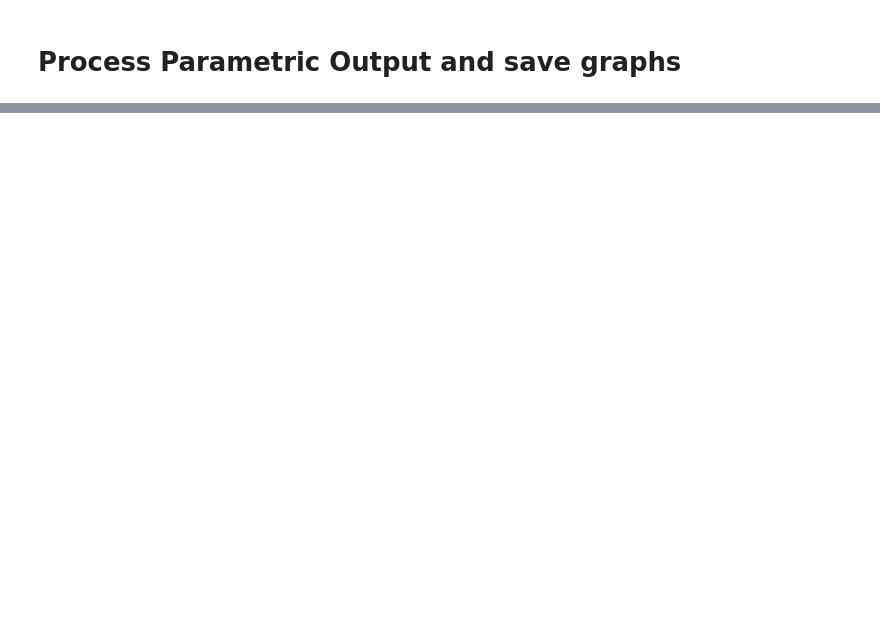
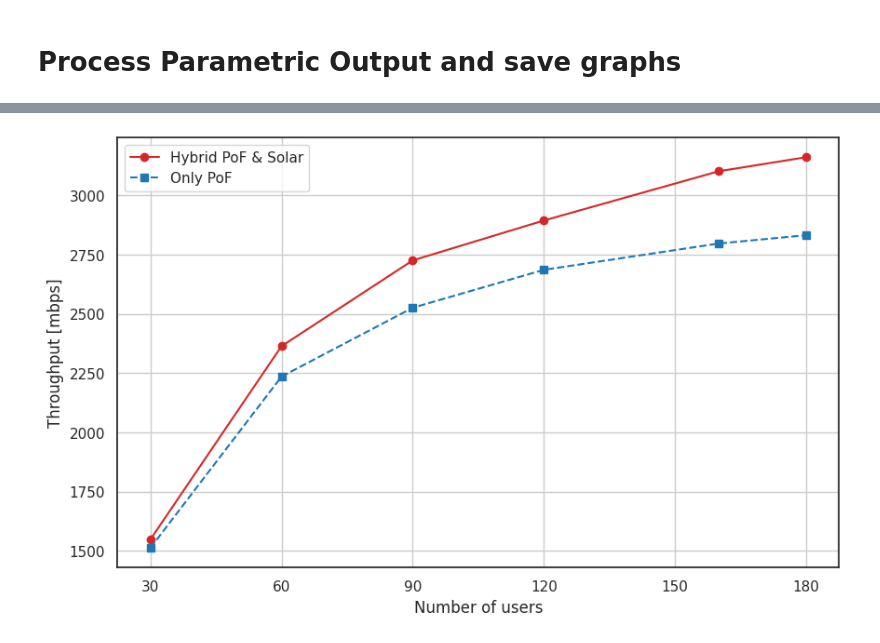
Before and after one commit to 6G-XTREME/PoF_Simulator, a Jupyter notebook: plot_parametric.ipynb, the cells around one changed output, grey strips where cells are left out. Saved outputs shown, nothing was run; the diff lists cells and outputs as text; code cells hidden in the pictures; blank space fills up the shorter version.

```diff
--- a/plot_parametric.ipynb
+++ b/plot_parametric.ipynb
@@ -196,0 +374,85 @@ Reading results of parametric: user-report-post_output-parametric.csv
+# %%
+file_path = os.path.join(output_folder, SIMULATION_FOLDER, "v05", "harvesting", "harvesting-output-parametric.csv")
+SAVE_PLOTS = True
+# %%
+parametric_param = "Users"
+df = pd.read_csv(file_path)
+
+harvesting_df = df[df['use_harvesting'] == True]
+no_harvesting_df = df[df['use_harvesting'] == False]
+
+name = 'harvesting'
+folder = 'harvesting'
+x_label = "Number of users"
+x_ticks = [30, 60, 90, 120, 150, 180]
+title_1 = "Average throughput [T_SIM: 30min]"
+title_4 = "Average Remaining batteries [T_SIM: 30min]"
+title_5 = "First battery dead on the simulation [T_SIM: 30min]"
+title_6 = "Average mean battery level when the simulation ends [T_SIM: 30min]"
+
+# 1. Throughput (3 traces)
+print("1. Throughput plot")
+graph_output = os.path.join(save_output, folder, f"througput_{name}.eps")
+plt.figure(figsize=(10, 6))
+#plt.plot(df[parametric_param], df['throughput_no_battery[mbps]'], '-o', label="Using PoF", color='tab:red')
+plt.plot(harvesting_df[parametric_param], harvesting_df['throughput[mbps]'], '-o', label="Hybrid PoF & Solar", color='tab:red')
+plt.plot(no_harvesting_df[parametric_param], no_harvesting_df['throughput[mbps]'], '--s', label="Only PoF", color='tab:blue')
+#plt.plot(df[parametric_param], df['throughput_only_macro[mbps]'], '-o', label="Only macrocells", color='tab:green')
+plt.xlabel(xlabel=x_label)
+plt.ylabel('Throughput [mbps]')
+plt.xticks(x_ticks)
+#plt.title(title_1)
+#plt.ylim(ymin=0, ymax=3000)
+plt.legend()
+plt.grid()
+if SAVE_PLOTS: plt.savefig(graph_output)
+plt.show()
+
+# 4. Remaining batteries
+print("4. Remaining batteries")
+graph_output = os.path.join(save_output, folder, f"remaining_batt_{name}.png")
+plt.figure(figsize=(10, 6))
+plt.plot(harvesting_df[parametric_param], harvesting_df['remaining_batt'], '-o', label="Hybrid PoF & Solar", color='tab:red')
+plt.plot(no_harvesting_df[parametric_param], no_harvesting_df['remaining_batt'], '--s', label="Only PoF", color='tab:green')
+plt.xlabel(xlabel=x_label)
+plt.ylabel('Number of batteries')
+plt.xticks(x_ticks)
+plt.title(title_4)
+plt.ylim(ymin=0, ymax=20)
+plt.legend()
+plt.grid()
+#if SAVE_PLOTS: plt.savefig(graph_output)
+plt.show()
+
+# 5. First battery dead
+print("5. First battery dead")
+graph_output = os.path.join(save_output, folder, f"first_batt_{name}.png")
+plt.figure(figsize=(10, 6))
+plt.plot(harvesting_df[parametric_param], harvesting_df['first_batt_dead[s]'], '-o', label="Hybrid PoF & Solar", color='tab:red')
+plt.plot(no_harvesting_df[parametric_param], no_harvesting_df['first_batt_dead[s]'], '-o', label="Only PoF", color='tab:blue')
+plt.xlabel(xlabel=x_label)
+plt.ylabel('First battery dead [s]')
+plt.xticks(x_ticks)
+plt.title(title_5)
+plt.ylim(ymin=0, ymax=1800)
+plt.legend()
+plt.grid()
+#if SAVE_PLOTS: plt.savefig(graph_output)
+plt.show()
+
+# 6. Avg mean battery level
+print("6. Avg mean battery level")
+graph_output = os.path.join(save_output, folder, f"avg_batt_level_{name}.eps")
+plt.figure(figsize=(10, 6))
+plt.plot(harvesting_df[parametric_param], harvesting_df['battery_mean[Ah]'], '-o', label="Hybrid PoF & Solar", color='tab:red')
+plt.plot(no_harvesting_df[parametric_param], no_harvesting_df['battery_mean[Ah]'], '--s', label="Only PoF", color='tab:green')
+plt.xlabel(xlabel=x_label)
+plt.ylabel('Mean battery capacity [Ah]')
+plt.xticks(x_ticks)
+#plt.title(title_6)
+plt.ylim(ymin=0, ymax=3.3)
+plt.legend()
+plt.grid()
+if SAVE_PLOTS: plt.savefig(graph_output)
+plt.show()
+# %% [output]
@@ -196,0 +461 @@ Reading results of parametric: user-report-post_output-parametric.csv
+[figure, added]
```
Also changed, not shown: parts of 10 cells of this notebook, 2 other files.
